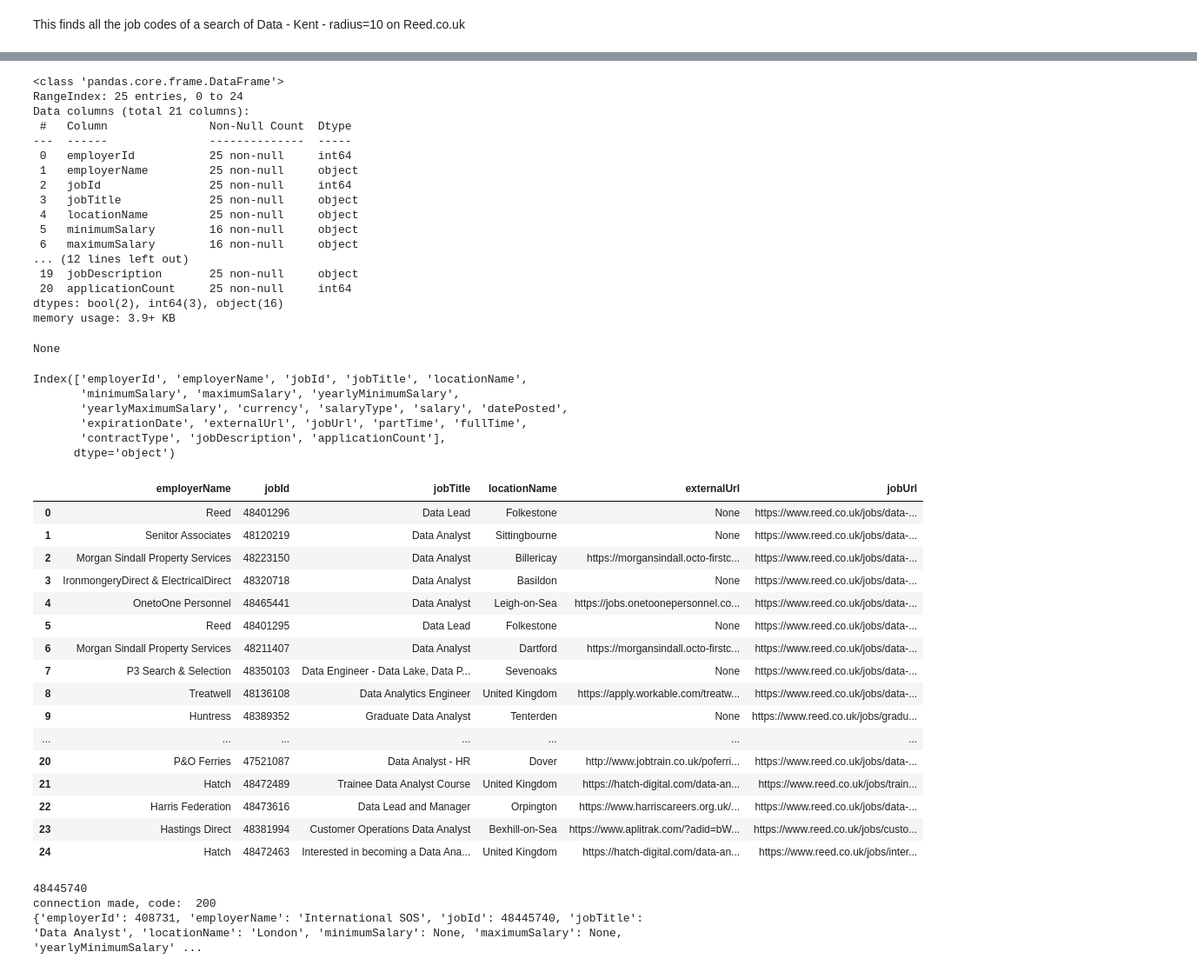
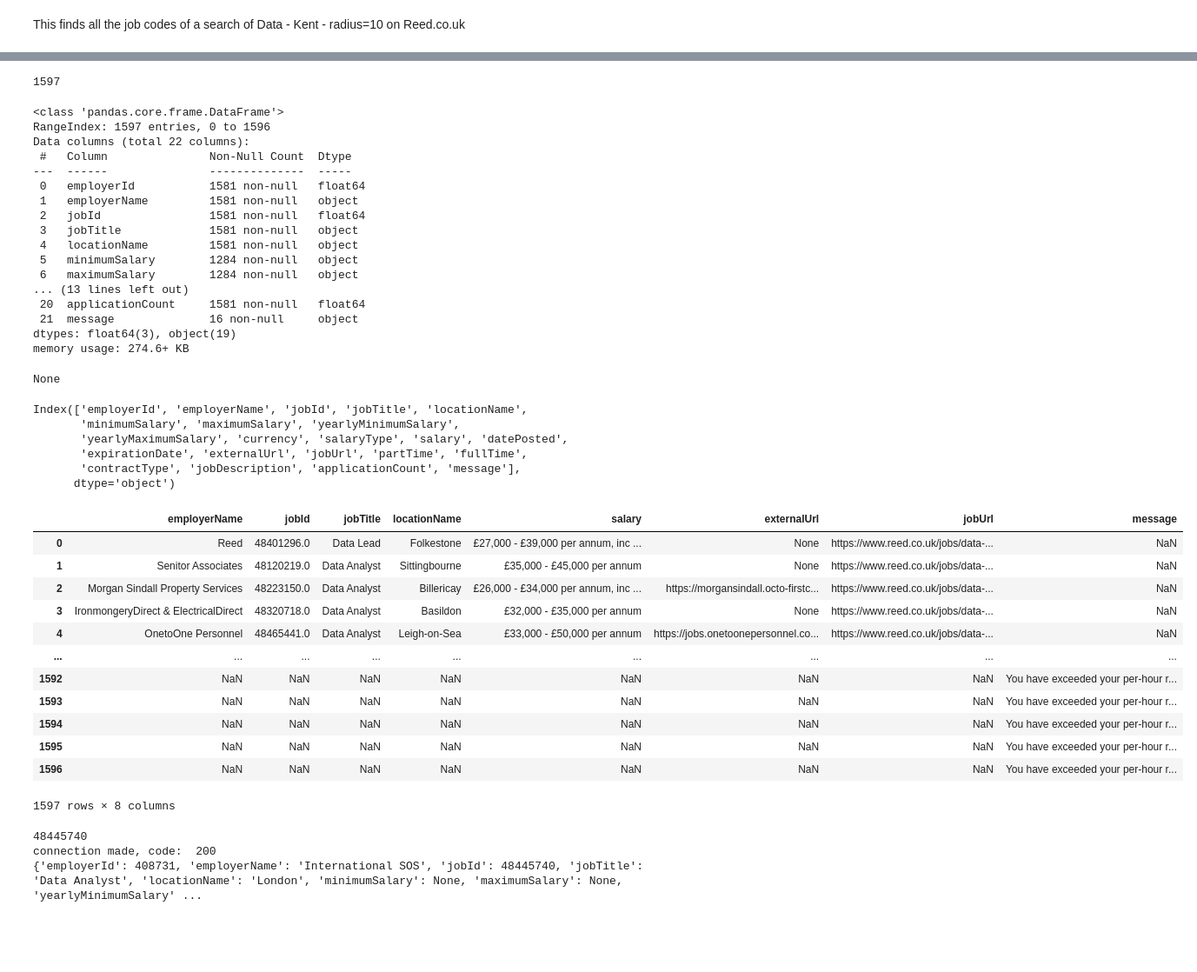
Before and after one commit to futureCodersSE/data-roles, a Jupyter notebook: Data_jobs_reed.ipynb, the cells around one changed output, grey strips where cells are left out. Shown: that part at 87% size. Saved outputs shown, nothing was run; the diff lists cells and outputs as text; code cells hidden in the pictures; blank space fills up the shorter version.

```diff
--- a/Data_jobs_reed.ipynb
+++ b/Data_jobs_reed.ipynb
@@ -39,7 +39,7 @@ def find_jobs_iterate(url):
   for job in jobs_found:
       job_id = int(job["id"].split("jobSection")[1])
 
-      np.append(id_list,[job_id])
+      id_list = np.append(id_list,[job_id])
   return id_list
 
 def find_total_pages(site_html):
@@ -81,3 +115,7 @@ def first_scrape(url):
+# %%
+print(len(id_list))
+# %% [output]
+1597
 # %%
 def call_api(id_list):
   base_url = "https://www.reed.co.uk/api/1.0/jobs/"
@@ -86,7 +124,7 @@ def call_api(id_list):
 
 
   for job_id in id_list:
-    url = base_url+job_id
+    url = base_url+str(job_id)
     post_request = requests.get(url, auth=("96a7ec49-549c-4529-b9d2-fa3059a437b3",""))
     json_data = post_request.json()
 
@@ -94,59 +132,55 @@ def call_api(id_list):
     new_row = pd.json_normalize(json_data)
     job_df = job_df.append(new_row,ignore_index=True)
   return job_df
-job_df = call_api(id_list)
-display(job_df.info())
+full_job_df = call_api(id_list)
+display(full_job_df.info())
 # %% [output]
 <class 'pandas.core.frame.DataFrame'>
-RangeIndex: 25 entries, 0 to 24
-Data columns (total 21 columns):
+RangeIndex: 1597 entries, 0 to 1596
+Data columns (total 22 columns):
  #   Column               Non-Null Count  Dtype
 ---  ------               --------------  -----
- 0   employerId           25 non-null     int64
- 1   employerName         25 non-null     object
- 2   jobId                25 non-null     int64
- 3   jobTitle             25 non-null     object
- 4   locationName         25 non-null     object
- 5   minimumSalary        16 non-null     object
- 6   maximumSalary        16 non-null     object
-... (12 lines left out)
- 19  jobDescription       25 non-null     object
- 20  applicationCount     25 non-null     int64
-dtypes: bool(2), int64(3), object(16)
-memory usage: 3.9+ KB
+ 0   employerId           1581 non-null   float64
+ 1   employerName         1581 non-null   object
+ 2   jobId                1581 non-null   float64
+ 3   jobTitle             1581 non-null   object
+ 4   locationName         1581 non-null   object
+ 5   minimumSalary        1284 non-null   object
+ 6   maximumSalary        1284 non-null   object
+... (13 lines left out)
+ 20  applicationCount     1581 non-null   float64
+ 21  message              16 non-null     object
+dtypes: float64(3), object(19)
+memory usage: 274.6+ KB
 None
 # %%
-print(job_df.columns)
+print(full_job_df.columns)
 
-job_df.drop(columns = ['employerId','minimumSalary', 'maximumSalary', 'yearlyMinimumSalary',
-       'yearlyMaximumSalary', 'currency', 'salaryType', 'salary', 'datePosted',
-       'expirationDate','partTime', 'fullTime', 'contractType', 'jobDescription', 'applicationCount'],inplace=True)
+job_df = full_job_df.drop(columns = ['employerId','minimumSalary', 'maximumSalary', 'yearlyMinimumSalary',
+       'yearlyMaximumSalary', 'currency', 'salaryType', 'datePosted',
+       'expirationDate','partTime', 'fullTime', 'contractType', 'jobDescription', 'applicationCount'])
 
 display(job_df)
 # %% [output]
 Index(['employerId', 'employerName', 'jobId', 'jobTitle', 'locationName',
        'minimumSalary', 'maximumSalary', 'yearlyMinimumSalary',
        'yearlyMaximumSalary', 'currency', 'salaryType', 'salary', 'datePosted',
        'expirationDate', 'externalUrl', 'jobUrl', 'partTime', 'fullTime',
-       'contractType', 'jobDescription', 'applicationCount'],
+       'contractType', 'jobDescription', 'applicationCount', 'message'],
       dtype='object')
-|  | employerName | jobId | jobTitle | locationName | externalUrl | jobUrl |
-| 0 | Reed | 48401296 | Data Lead | Folkestone | None | https://www.reed.co.uk/jobs/data-... |
-| 1 | Senitor Associates | 48120219 | Data Analyst | Sittingbourne | None | https://www.reed.co.uk/jobs/data-... |
-| 2 | Morgan Sindall Property Services | 48223150 | Data Analyst | Billericay | https://morgansindall.octo-firstc... | https://www.reed.co.uk/jobs/data-... |
-| 3 | IronmongeryDirect & ElectricalDirect | 48320718 | Data Analyst | Basildon | None | https://www.reed.co.uk/jobs/data-... |
-| 4 | OnetoOne Personnel | 48465441 | Data Analyst | Leigh-on-Sea | https://jobs.onetoonepersonnel.co... | https://www.reed.co.uk/jobs/data-... |
-| 5 | Reed | 48401295 | Data Lead | Folkestone | None | https://www.reed.co.uk/jobs/data-... |
-| 6 | Morgan Sindall Property Services | 48211407 | Data Analyst | Dartford | https://morgansindall.octo-firstc... | https://www.reed.co.uk/jobs/data-... |
-| 7 | P3 Search & Selection | 48350103 | Data Engineer - Data Lake, Data P... | Sevenoaks | None | https://www.reed.co.uk/jobs/data-... |
-| 8 | Treatwell | 48136108 | Data Analytics Engineer | United Kingdom | https://apply.workable.com/treatw... | https://www.reed.co.uk/jobs/data-... |
-| 9 | Huntress | 48389352 | Graduate Data Analyst | Tenterden | None | https://www.reed.co.uk/jobs/gradu... |
-| ... | ... | ... | ... | ... | ... | ... |
-| 20 | P&O Ferries | 47521087 | Data Analyst - HR | Dover | http://www.jobtrain.co.uk/poferri... | https://www.reed.co.uk/jobs/data-... |
-| 21 | Hatch | 48472489 | Trainee Data Analyst Course | United Kingdom | https://hatch-digital.com/data-an... | https://www.reed.co.uk/jobs/train... |
-| 22 | Harris Federation | 48473616 | Data Lead and Manager | Orpington | https://www.harriscareers.org.uk/... | https://www.reed.co.uk/jobs/data-... |
-| 23 | Hastings Direct | 48381994 | Customer Operations Data Analyst | Bexhill-on-Sea | https://www.aplitrak.com/?adid=bW... | https://www.reed.co.uk/jobs/custo... |
-| 24 | Hatch | 48472463 | Interested in becoming a Data Ana... | United Kingdom | https://hatch-digital.com/data-an... | https://www.reed.co.uk/jobs/inter... |
+|  | employerName | jobId | jobTitle | locationName | salary | externalUrl | jobUrl | message |
+| 0 | Reed | 48401296.0 | Data Lead | Folkestone | £27,000 - £39,000 per annum, inc ... | None | https://www.reed.co.uk/jobs/data-... | NaN |
+| 1 | Senitor Associates | 48120219.0 | Data Analyst | Sittingbourne | £35,000 - £45,000 per annum | None | https://www.reed.co.uk/jobs/data-... | NaN |
+| 2 | Morgan Sindall Property Services | 48223150.0 | Data Analyst | Billericay | £26,000 - £34,000 per annum, inc ... | https://morgansindall.octo-firstc... | https://www.reed.co.uk/jobs/data-... | NaN |
+| 3 | IronmongeryDirect & ElectricalDirect | 48320718.0 | Data Analyst | Basildon | £32,000 - £35,000 per annum | None | https://www.reed.co.uk/jobs/data-... | NaN |
+| 4 | OnetoOne Personnel | 48465441.0 | Data Analyst | Leigh-on-Sea | £33,000 - £50,000 per annum | https://jobs.onetoonepersonnel.co... | https://www.reed.co.uk/jobs/data-... | NaN |
+| ... | ... | ... | ... | ... | ... | ... | ... | ... |
+| 1592 | NaN | NaN | NaN | NaN | NaN | NaN | NaN | You have exceeded your per-hour r... |
+| 1593 | NaN | NaN | NaN | NaN | NaN | NaN | NaN | You have exceeded your per-hour r... |
+| 1594 | NaN | NaN | NaN | NaN | NaN | NaN | NaN | You have exceeded your per-hour r... |
+| 1595 | NaN | NaN | NaN | NaN | NaN | NaN | NaN | You have exceeded your per-hour r... |
+| 1596 | NaN | NaN | NaN | NaN | NaN | NaN | NaN | You have exceeded your per-hour r... |
+1597 rows × 8 columns
 # %%
 #@title Default title text
 ###Failed
```
Also changed, not shown: parts of 4 cells of this notebook.
